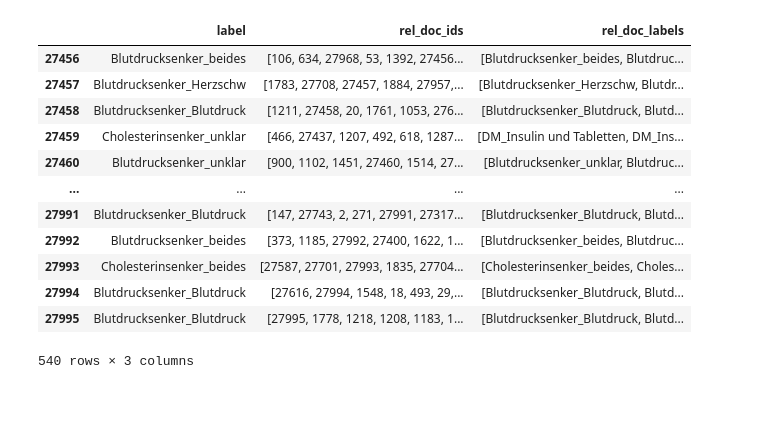
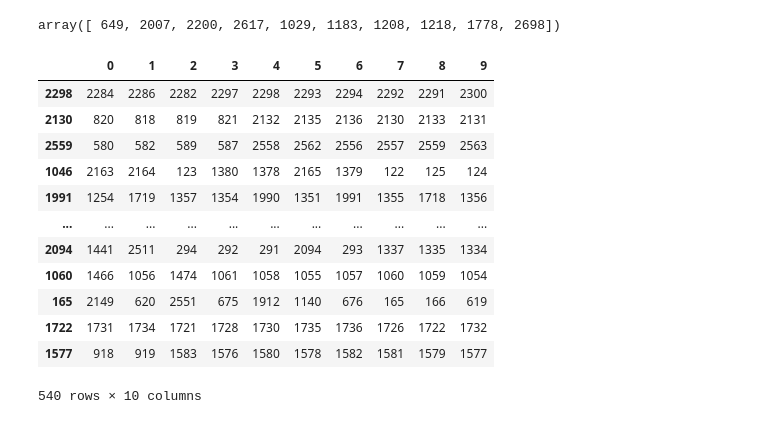
Before and after one commit to dieterich-lab/BertGCN, a Jupyter notebook: notebooks/analyse_attr.ipynb, the cells around one changed output. Drawn from its saved outputs; the diff is of its cells as text; code cells hidden in the pictures.

```diff
--- a/notebooks/analyse_attr.ipynb
+++ b/notebooks/analyse_attr.ipynb
@@ -170,16 +60,32 @@ Name: rel_doc_labels, dtype: int64
-# %%
-ig_df
-# %% [output]
-|  | label | rel_doc_ids | rel_doc_labels |
-| 27456 | Blutdrucksenker_beides | [106, 634, 27968, 53, 1392, 27456... | [Blutdrucksenker_beides, Blutdruc... |
-| 27457 | Blutdrucksenker_Herzschw | [1783, 27708, 27457, 1884, 27957,... | [Blutdrucksenker_Herzschw, Blutdr... |
-| 27458 | Blutdrucksenker_Blutdruck | [1211, 27458, 20, 1761, 1053, 276... | [Blutdrucksenker_Blutdruck, Blutd... |
-| 27459 | Cholesterinsenker_unklar | [466, 27437, 1207, 492, 618, 1287... | [DM_Insulin und Tabletten, DM_Ins... |
-| 27460 | Blutdrucksenker_unklar | [900, 1102, 1451, 27460, 1514, 27... | [Blutdrucksenker_unklar, Blutdruc... |
-| ... | ... | ... | ... |
-| 27991 | Blutdrucksenker_Blutdruck | [147, 27743, 2, 271, 27991, 27317... | [Blutdrucksenker_Blutdruck, Blutd... |
-| 27992 | Blutdrucksenker_beides | [373, 1185, 27992, 27400, 1622, 1... | [Blutdrucksenker_beides, Blutdruc... |
-| 27993 | Cholesterinsenker_beides | [27587, 27701, 27993, 1835, 27704... | [Cholesterinsenker_beides, Choles... |
-| 27994 | Blutdrucksenker_Blutdruck | [27616, 27994, 1548, 18, 493, 29,... | [Blutdrucksenker_Blutdruck, Blutd... |
-| 27995 | Blutdrucksenker_Blutdruck | [27995, 1778, 1218, 1208, 1183, 1... | [Blutdrucksenker_Blutdruck, Blutd... |
-540 rows × 3 columns
+# %%
+top_n_interpret = 10
+top_ig_gcn_only_values = np.argpartition(ig_gcn_only_values, -top_n_interpret)[:, -top_n_interpret:]
+top_ig_gcn_bert_values = np.argpartition(ig_gcn_bert_values, -top_n_interpret)[:, -top_n_interpret:]
+top_shap_gcn_only_values = np.argpartition(shap_gcn_only_values, -top_n_interpret)[:, -top_n_interpret:]
+top_shap_gcn_bert_values = np.argpartition(shap_gcn_bert_values, -top_n_interpret)[:, -top_n_interpret:]
+top_ig_gcn_only_values[-1]
+# %% [output]
+array([ 649, 2007, 2200, 2617, 1029, 1183, 1208, 1218, 1778, 2698])
+# %%
+random.seed(0)
+idx = np.arange(len(dataset))
+random.shuffle(idx)
+
+train_len = 1889
+val_len = 270
+test_len = 540
+nb_word = 25297
+
+train_idx, val_idx, test_idx = (
+    idx[: int(len(idx) * 0.7)],
+    idx[int(len(idx) * 0.7) : int(len(idx) * 0.8)],
+    idx[int(len(idx) * 0.8) :],
+)
+
+def map_to_idx(x):
+    if x < train_len:
+        return train_idx[x]
+    elif x < val_len + train_len:
+        return val_idx[x - train_len]
+    else:
+        return test_idx[x - val_len - train_len]
@@ -185,0 +102,16 @@ ig_df
+# %%
+ig_gcn_only_df
+# %% [output]
+|  | 0 | 1 | 2 | 3 | 4 | 5 | 6 | 7 | 8 | 9 |
+| 2298 | 2284 | 2286 | 2282 | 2297 | 2298 | 2293 | 2294 | 2292 | 2291 | 2300 |
+| 2130 | 820 | 818 | 819 | 821 | 2132 | 2135 | 2136 | 2130 | 2133 | 2131 |
+| 2559 | 580 | 582 | 589 | 587 | 2558 | 2562 | 2556 | 2557 | 2559 | 2563 |
+| 1046 | 2163 | 2164 | 123 | 1380 | 1378 | 2165 | 1379 | 122 | 125 | 124 |
+| 1991 | 1254 | 1719 | 1357 | 1354 | 1990 | 1351 | 1991 | 1355 | 1718 | 1356 |
+| ... | ... | ... | ... | ... | ... | ... | ... | ... | ... | ... |
+| 2094 | 1441 | 2511 | 294 | 292 | 291 | 2094 | 293 | 1337 | 1335 | 1334 |
+| 1060 | 1466 | 1056 | 1474 | 1061 | 1058 | 1055 | 1057 | 1060 | 1059 | 1054 |
+| 165 | 2149 | 620 | 2551 | 675 | 1912 | 1140 | 676 | 165 | 166 | 619 |
+| 1722 | 1731 | 1734 | 1721 | 1728 | 1730 | 1735 | 1736 | 1726 | 1722 | 1732 |
+| 1577 | 918 | 919 | 1583 | 1576 | 1580 | 1578 | 1582 | 1581 | 1579 | 1577 |
+540 rows × 10 columns
```
Also changed, not shown: parts of 23 cells of this notebook, 11 other files.
